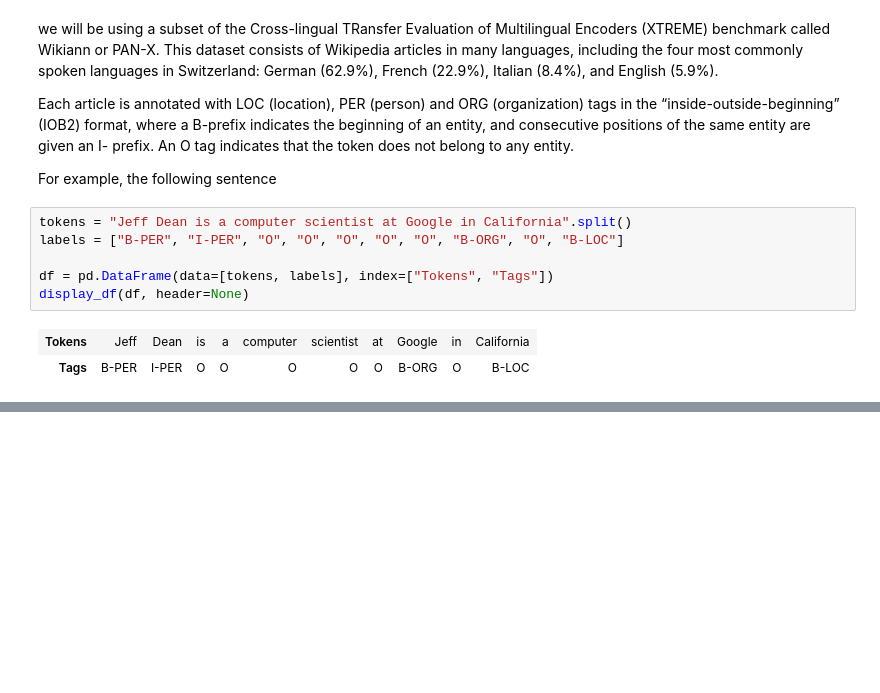
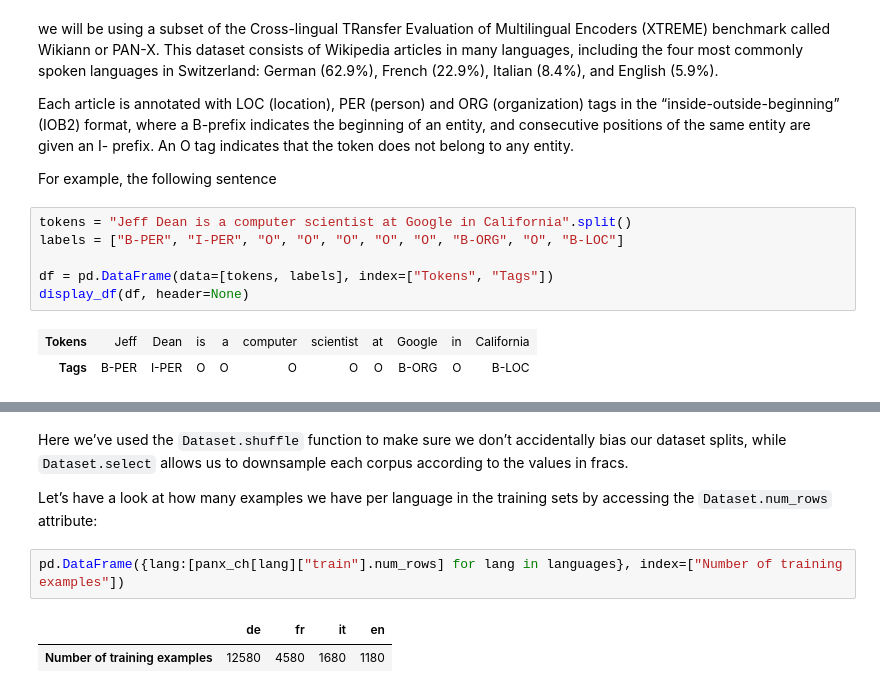
Before and after one commit to rahiakela/transformers-research-and-practice, a Jupyter notebook: natural-language-processing-with-transformers/04-multilingual-ner/multilingual_named_entity_recognition.ipynb, the cells around one changed output, grey strips where cells are left out. Saved outputs shown, nothing was run; the diff lists cells and outputs as text; blank space fills up the shorter version.

```diff
--- a/natural-language-processing-with-transformers/04-multilingual-ner/multilingual_named_entity_recognition.ipynb
+++ b/natural-language-processing-with-transformers/04-multilingual-ner/multilingual_named_entity_recognition.ipynb
@@ -52,0 +113,12 @@ display_df(df, header=None)
+# %% [markdown]
+Here we’ve used the `Dataset.shuffle` function to make sure we don’t accidentally bias our dataset splits,
+while `Dataset.select` allows us to downsample each corpus according to the values in fracs.
+
+Let’s have a
+look at how many examples we have per language in the training sets by accessing the `Dataset.num_rows`
+attribute:
+# %%
+pd.DataFrame({lang:[panx_ch[lang]["train"].num_rows] for lang in languages}, index=["Number of training examples"])
+# %% [output]
+|  | de | fr | it | en |
+| Number of training examples | 12580 | 4580 | 1680 | 1180 |
```
Also changed, not shown: parts of 29 cells of this notebook.
